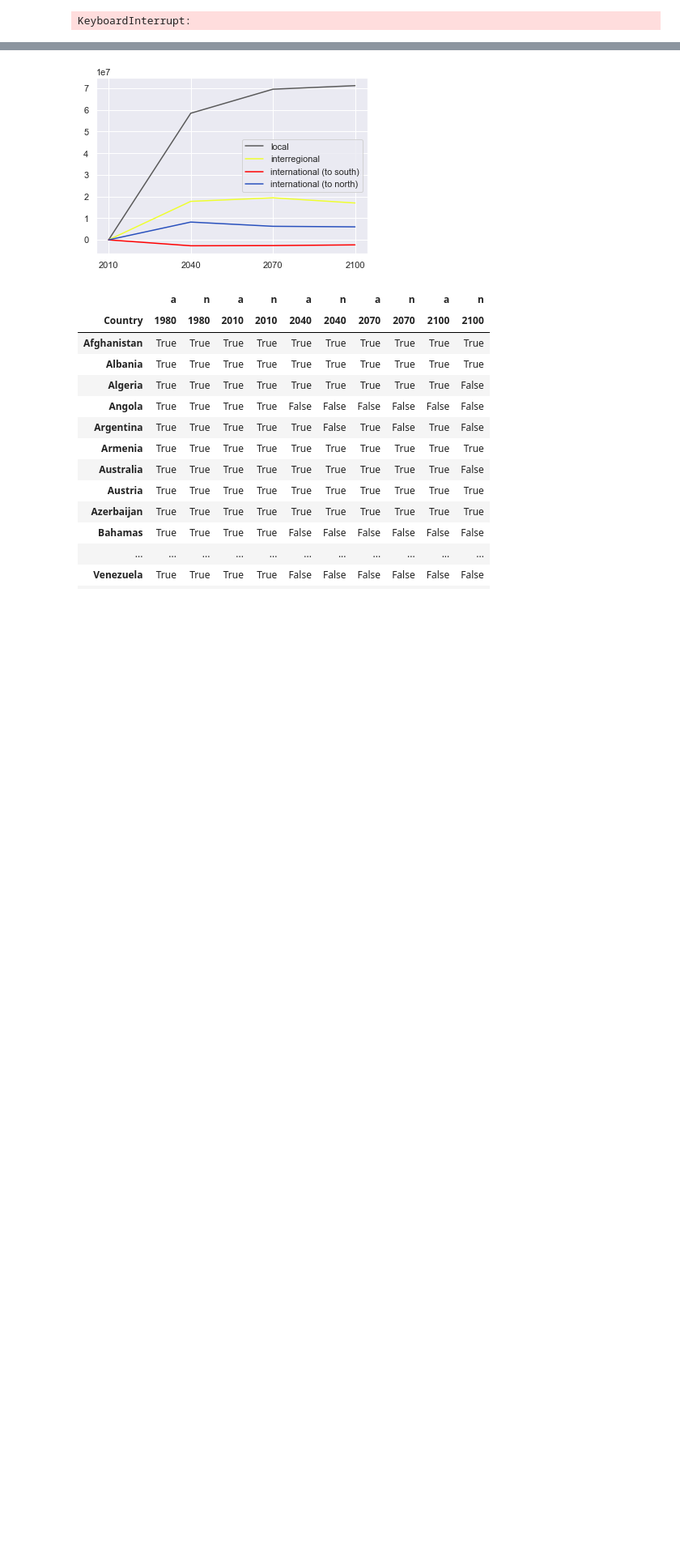
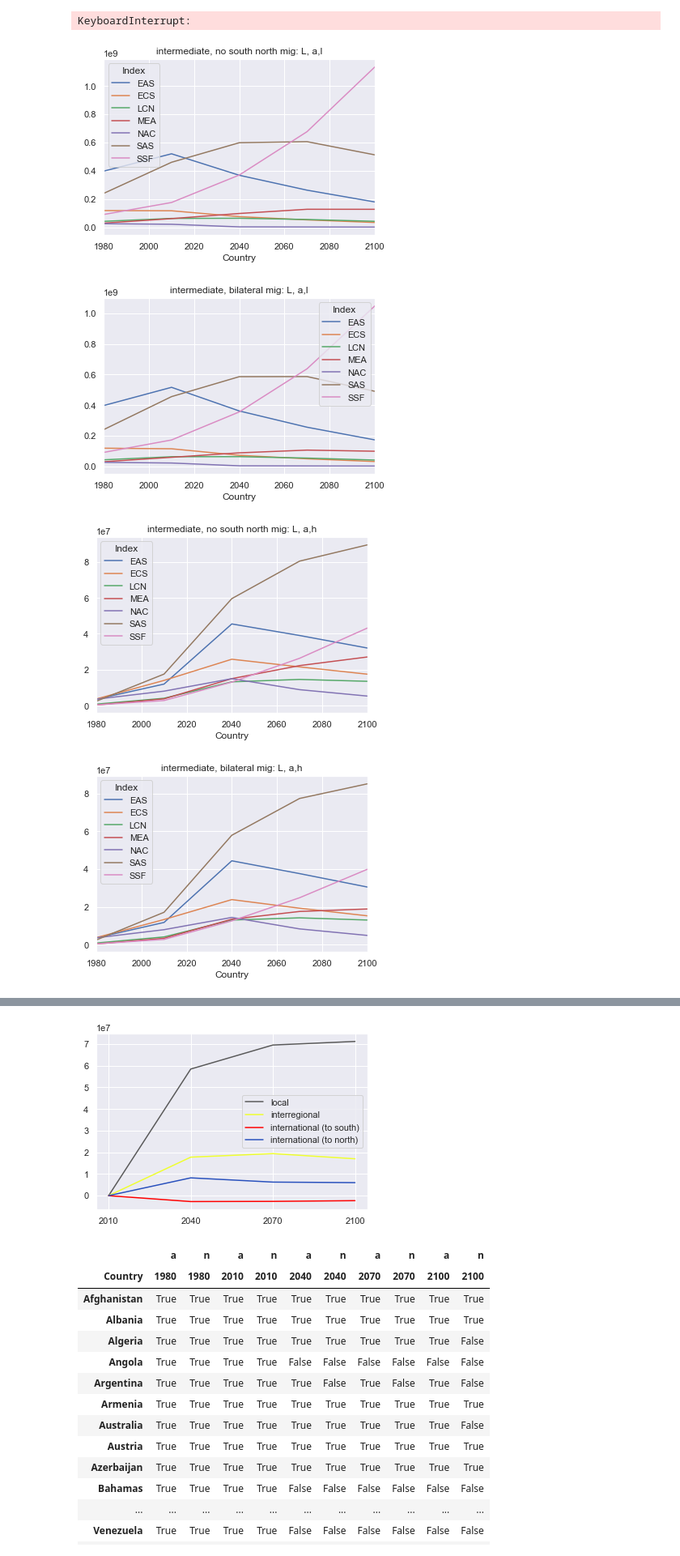
Before and after one commit to hscheewel/GeographyOfClimateMigration, a Jupyter notebook: model.ipynb, the cells around one changed output, grey strips where cells are left out. Shown at 81% size. Saved outputs shown, nothing was run; the diff lists cells and outputs as text; code cells hidden in the pictures; blank space fills up the shorter version.

```diff
--- a/model.ipynb
+++ b/model.ipynb
@@ -1152,3 +1172,31 @@ KeyboardInterrupt:
 #                     plt.legend()
 #                     fig.savefig('output/%s_%s_%s_%s.pdf' % (by,var,str(t),str(count)))
 #                     plt.show()
+# %%
+var = 'Y'
+model = m1
+elem = model.__dict__[var]
+if isinstance(elem, pd.DataFrame):
+    tuples = list(elem)
+#tuples = sorted(list(tuples), key=lambda item: item[len(list(tuples)[0])-1])
+# %%
+for region in R:
+    for skill in S:
+        for model in [m0,m1]:
+            var = 'L'
+            b = 'd'
+            pop = model.__dict__[var][region][skill]
+            pop.index = pd.Series(pop.index).apply(lambda x: model.__dict__['wbregion'][x])
+            pop.index.name = 'Index'
+            pop = pop.reset_index().groupby('Index').sum()
+            if not isinstance(list(pop)[0],int):
+                pop = pop[b]
+            pop = pop.T[pop.T.index <= 2100].T
+            pop.T.plot()
+            plt.title('%s: %s, %s,%s' %(model.name,var,region,skill))
+        plt.show()
+# %% [output]
+[figure, added]
+[figure, added]
+[figure, added]
+[figure, added]
```
Also changed, not shown: parts of 12 cells of this notebook.
